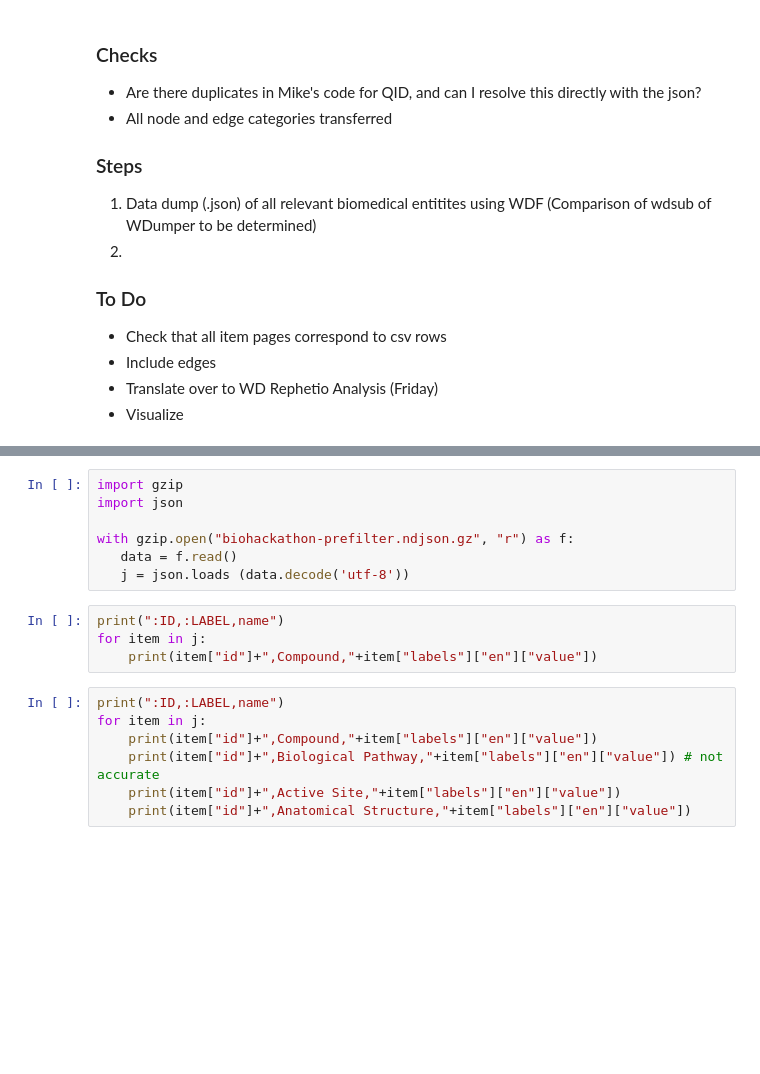
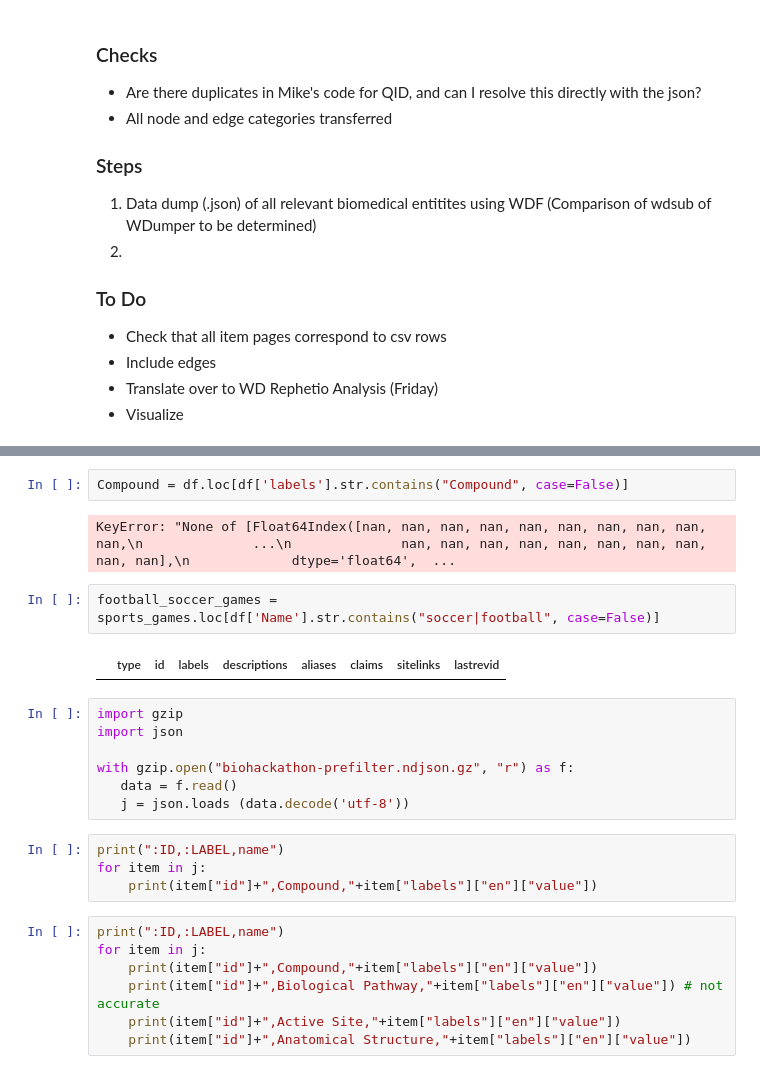
Before and after one commit to sabahzero/WRP, a Jupyter notebook: src/Biohackathon/01.ipynb, the cells around one changed output, grey strips where cells are left out. Drawn from its saved outputs; the diff is of its cells as text; blank space fills up the shorter version.

```diff
--- a/src/Biohackathon/01.ipynb
+++ b/src/Biohackathon/01.ipynb
@@ -31,3 +50,11 @@ df.loc[df['Name'].str.contains("pokemon", case=False)]
+# %%
+Compound = df.loc[df['labels'].str.contains("Compound", case=False)]
+# %% [output]
+KeyError: "None of [Float64Index([nan, nan, nan, nan, nan, nan, nan, nan, nan, nan,\n              ...\n              nan, nan, nan, nan, nan, nan, nan, nan, nan, nan],\n             dtype='float64',  ...
+# %%
+football_soccer_games = sports_games.loc[df['Name'].str.contains("soccer|football", case=False)]
+# %% [output]
+|  | type | id | labels | descriptions | aliases | claims | sitelinks | lastrevid |
 # %%
 import gzip
 import json
@@ -35,10 +62,10 @@ import json
 with gzip.open("biohackathon-prefilter.ndjson.gz", "r") as f:
    data = f.read()
    j = json.loads (data.decode('utf-8'))
-# %%
-print(":ID,:LABEL,name")
-for item in j:
-    print(item["id"]+",Compound,"+item["labels"]["en"]["value"])
+# %%
+print(":ID,:LABEL,name")
+for item in j:
+    print(item["id"]+",Compound,"+item["labels"]["en"]["value"])
 # %%
 print(":ID,:LABEL,name")
 for item in j:
```
Also changed, not shown: parts of 3 cells of this notebook.
